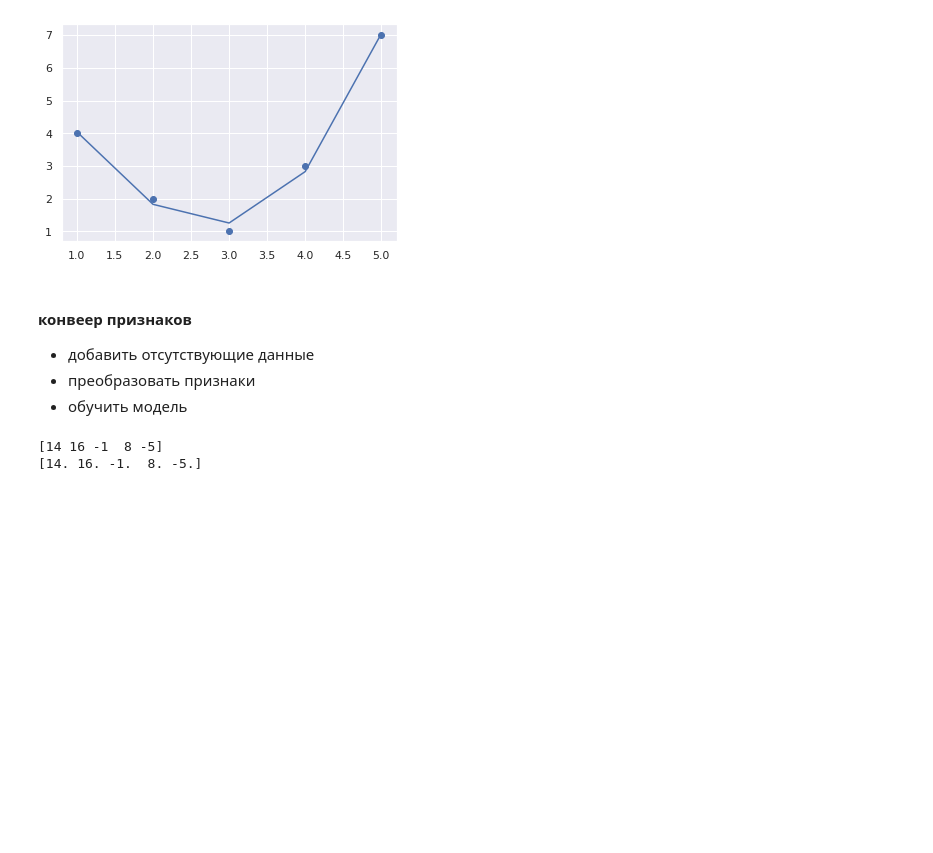
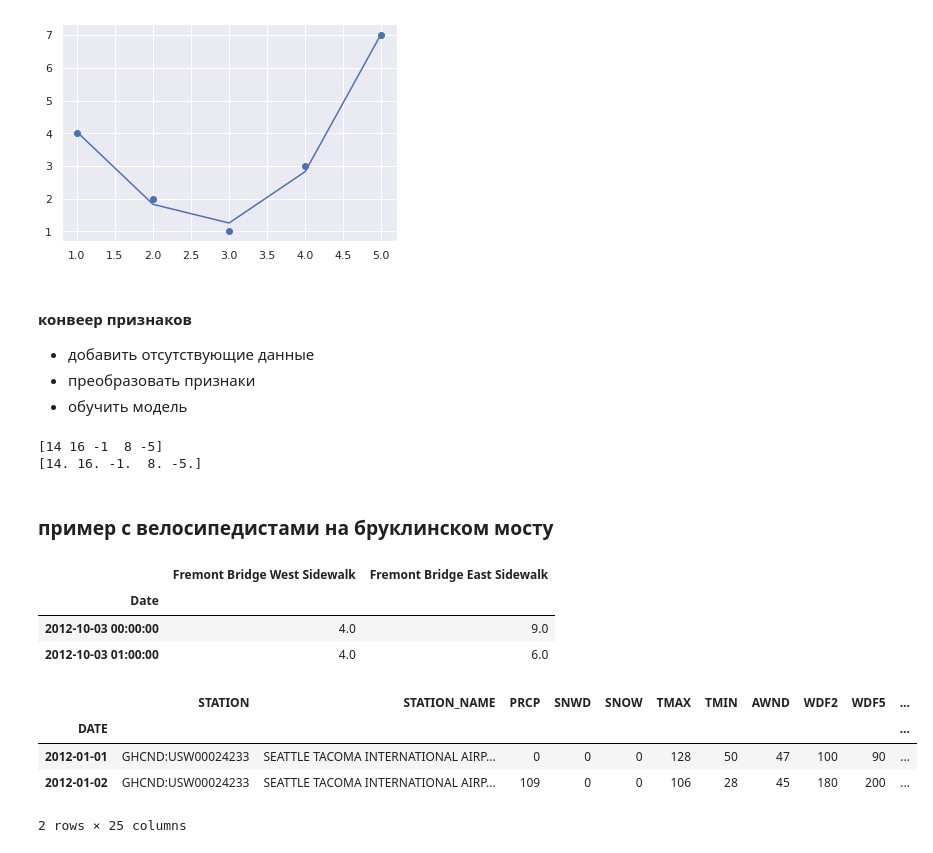
Before and after one commit to KonstantinKlepikov/all-python-ml-learning, a Jupyter notebook: sklearn-learning.ipynb, the cells around one changed output. Drawn from its saved outputs; the diff is of its cells as text; code cells hidden in the pictures; blank space fills up the shorter version.

```diff
--- a/sklearn-learning.ipynb
+++ b/sklearn-learning.ipynb
@@ -586,3 +586,26 @@ print(model.predict(X))
 # %% [output]
 [14 16 -1  8 -5]
 [14. 16. -1.  8. -5.]
+# %% [markdown]
+### пример с велосипедистами на бруклинском мосту
+# %%
+import pandas as pd
+# данные по велосипедистам на фримонтском мосту
+counts = pd.read_csv('pythonPDSH/notebooks/data/FremontBridge.csv', index_col='Date', parse_dates=True)
+# данные по погоде
+weather = pd.read_csv('pythonPDSH/notebooks/data/BicycleWeather.csv', index_col='DATE', parse_dates=True)
+# %%
+counts.head(2)
+# %% [output]
+|  | Fremont Bridge West Sidewalk | Fremont Bridge East Sidewalk |
+| Date |  |  |
+| 2012-10-03 00:00:00 | 4.0 | 9.0 |
+| 2012-10-03 01:00:00 | 4.0 | 6.0 |
+# %%
+weather.head(2)
+# %% [output]
+|  | STATION | STATION_NAME | PRCP | SNWD | SNOW | TMAX | TMIN | AWND | WDF2 | WDF5 | ... |
+| DATE |  |  |  |  |  |  |  |  |  |  | ... |
+| 2012-01-01 | GHCND:USW00024233 | SEATTLE TACOMA INTERNATIONAL AIRP... | 0 | 0 | 0 | 128 | 50 | 47 | 100 | 90 | ... |
+| 2012-01-02 | GHCND:USW00024233 | SEATTLE TACOMA INTERNATIONAL AIRP... | 109 | 0 | 0 | 106 | 28 | 45 | 180 | 200 | ... |
+2 rows × 25 columns
```
Also changed, not shown: parts of 19 cells of this notebook.
